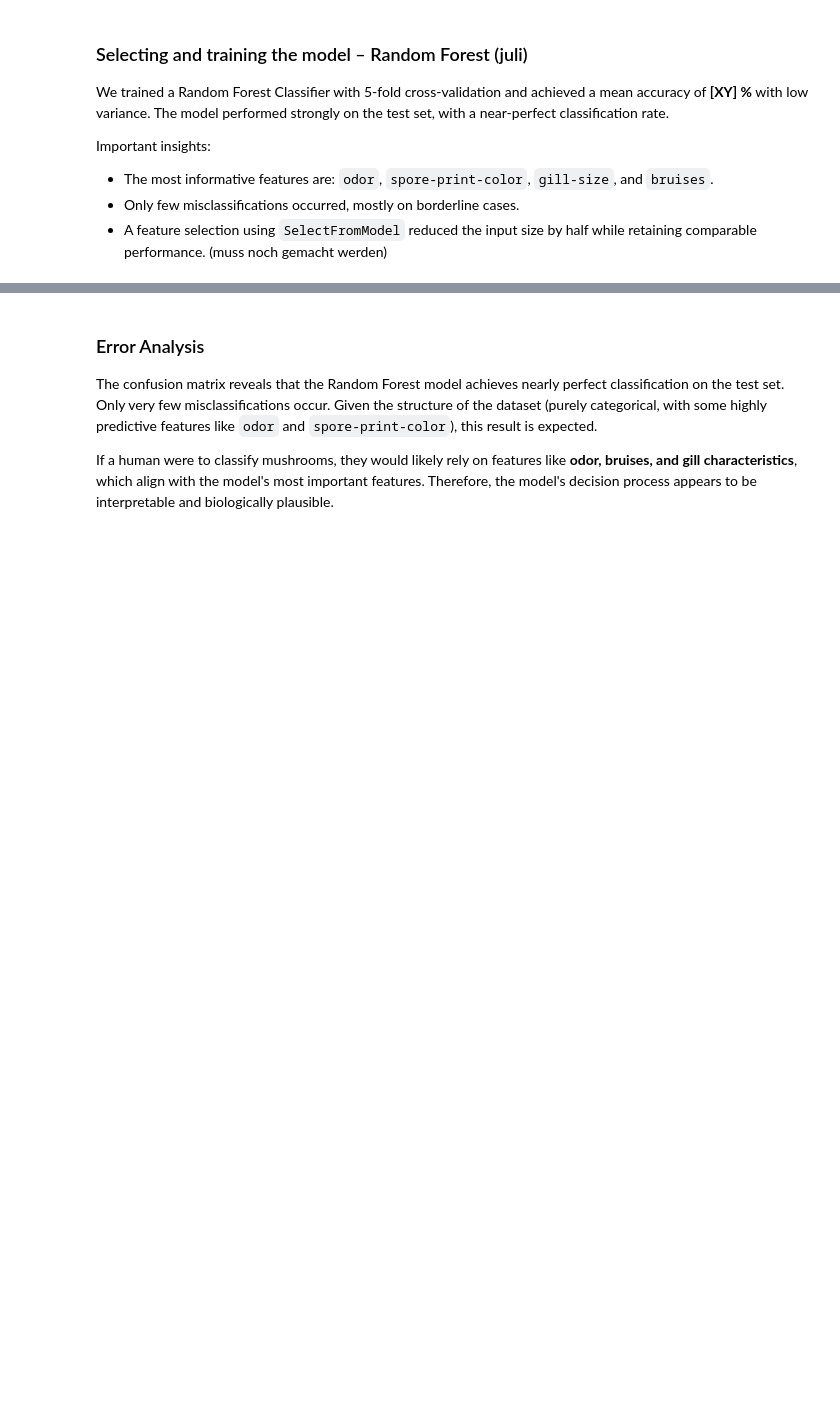
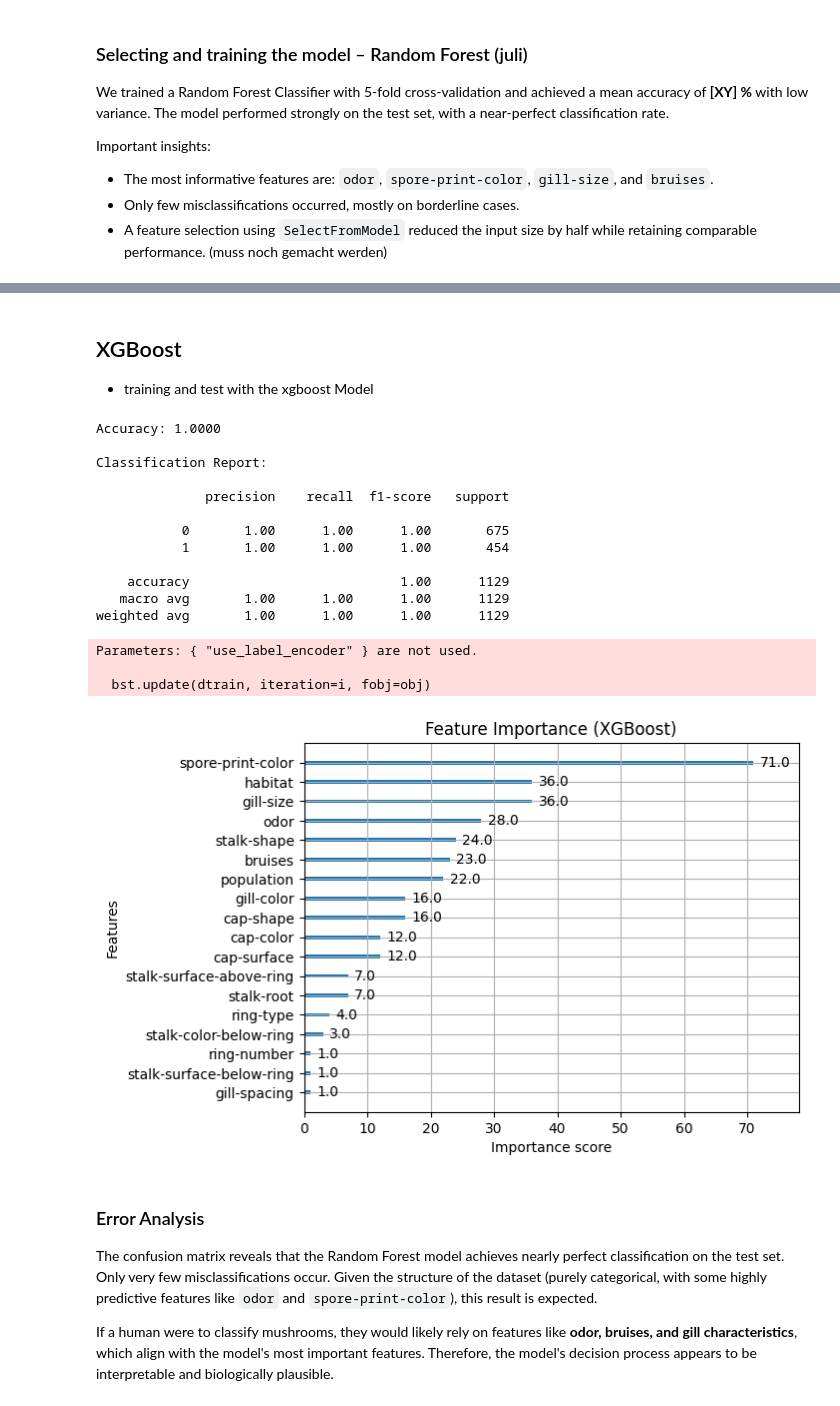
Before and after one commit to alarmedWater/ML, a Jupyter notebook: Mushroom Edibility Classification.ipynb, the cells around one changed output, grey strips where cells are left out. Drawn from its saved outputs; the diff is of its cells as text; code cells hidden in the pictures; blank space fills up the shorter version.

Commit message:
xgboost in Form gebracht

```diff
--- a/Mushroom Edibility Classification.ipynb
+++ b/Mushroom Edibility Classification.ipynb
@@ -232,19 +229,6 @@ General guidelines:
     - Add promising transformations of features (e.g., log(x), sqrt(x), x^2).
     - Aggregate features into promising new features.
 - Feature scaling: standardize or normalize features.
-# %%
-
-#XGBoost
-le = LabelEncoder()
-for column in df.columns:
-    df[column]= le.fit_transform(df[column])  #übreschreibt das nicht le für jede spalte -> mapping geht verloren für rücktrasformation?
-
-
-#arbeitet mit ordianl daten nicht mit copy?
-# Test Train Split
-x = df.drop('class',axis=1)
-y = df['class']
-X_train,X_test,y_train,y_test = train_test_split(x,y,train_size = 0.8, random_state=50)
 # %%
 
 from scipy.stats import chi2_contingency
@@ -394,3 +396,44 @@ plt.show()
+# %% [markdown]
+## XGBoost
+- training and test with the xgboost Model
+# %%
+from xgboost import XGBClassifier
+
+# Modell initialisieren
+xgb_model = XGBClassifier(use_label_encoder=False, eval_metric='logloss', random_state=42)
+
+# Training
+xgb_model.fit(X_train, y_train)
+
+# Vorhersage auf Testdaten
+y_pred_xgb = xgb_model.predict(X_test)
+
+# Auswertung
+print(f"Accuracy: {accuracy_score(y_test, y_pred_xgb):.4f}")
+print("\nClassification Report:\n")
+print(classification_report(y_test, y_pred_xgb))
+
+# Feature Importance Plot
+xgb.plot_importance(xgb_model)
+plt.title("Feature Importance (XGBoost)")
+plt.show()
+# %% [output]
+Accuracy: 1.0000
+
+Classification Report:
+
+              precision    recall  f1-score   support
+
+           0       1.00      1.00      1.00       675
+           1       1.00      1.00      1.00       454
+
+    accuracy                           1.00      1129
+   macro avg       1.00      1.00      1.00      1129
+weighted avg       1.00      1.00      1.00      1129
+Parameters: { "use_label_encoder" } are not used.
+
+  bst.update(dtrain, iteration=i, fobj=obj)
+[figure, added]
 # %% [markdown]
 ### Error Analysis
 
```
Also changed, not shown: parts of 4 cells of this notebook.
